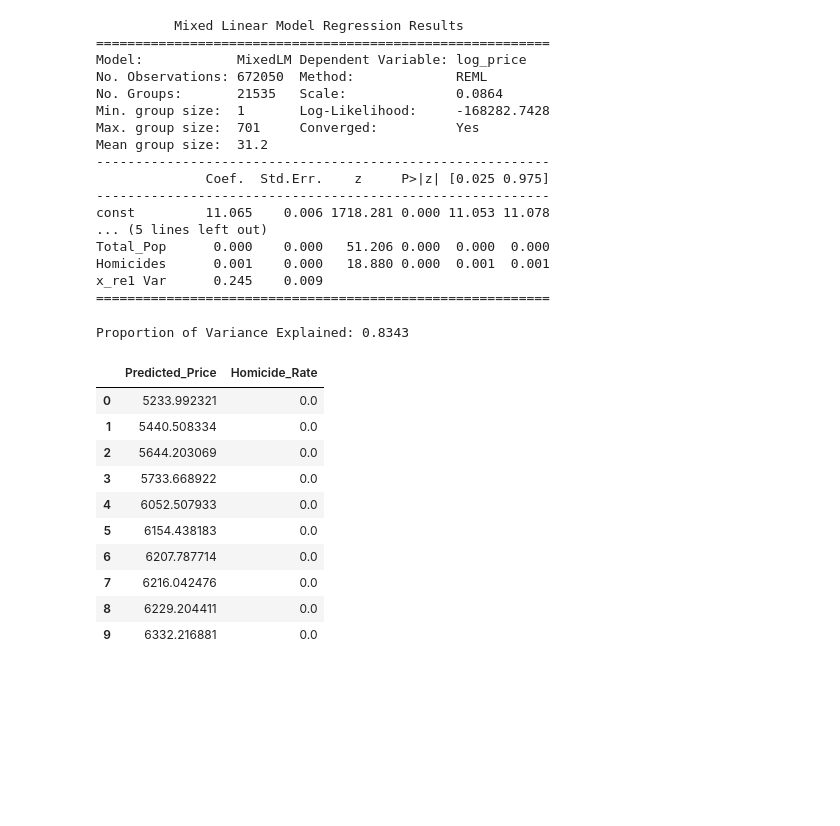
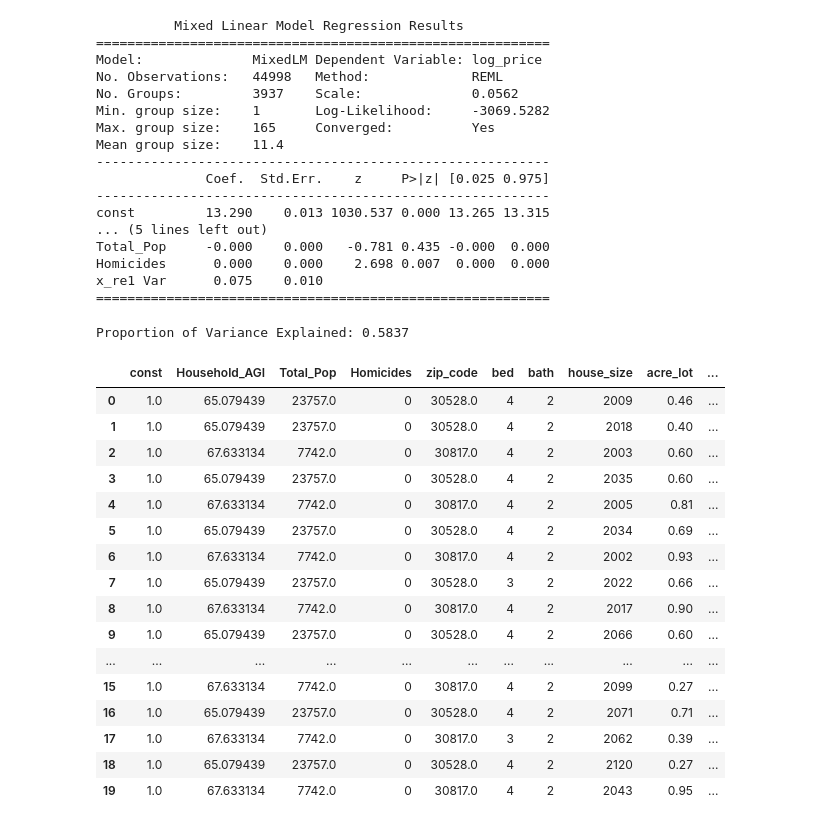
Before and after one commit to et-lang225/House_Prices_Project, a Jupyter notebook: statsmod_GLMM.ipynb, the cells around one changed output. Cells and saved outputs as stored; diff of their text form; code cells hidden in the pictures; blank space fills up the shorter version.

```diff
--- a/statsmod_GLMM.ipynb
+++ b/statsmod_GLMM.ipynb
@@ -25,7 +25,7 @@ from sklearn.cluster import SpectralClustering
 # %%
 from Final_Data_Output import Final_Data as FD
 FD = FD()
-Master_df = FD.Merge_all(min_price=1000, max_bed=12, max_bath=10, max_sqft=4000, min_sqft=1)
+Master_df = FD.Merge_all(min_price=1000000, max_bed=12, max_bath=10, max_sqft=4000, min_sqft=1)
 Master_df['log_price'] = np.log(Master_df['price'])
 Master_df = Master_df.loc[Master_df['acre_lot'] < 10, :]
 Master_df.info()
@@ -88,20 +88,20 @@ print(result.summary())
 # %% [output]
           Mixed Linear Model Regression Results
 ==========================================================
-Model:            MixedLM Dependent Variable: log_price
-No. Observations: 672050  Method:             REML
-No. Groups:       21535   Scale:              0.0864
-Min. group size:  1       Log-Likelihood:     -168282.7428
-Max. group size:  701     Converged:          Yes
-Mean group size:  31.2
+Model:              MixedLM Dependent Variable: log_price
+No. Observations:   44998   Method:             REML
+No. Groups:         3937    Scale:              0.0562
+Min. group size:    1       Log-Likelihood:     -3069.5282
+Max. group size:    165     Converged:          Yes
+Mean group size:    11.4
 ----------------------------------------------------------
               Coef.  Std.Err.    z     P>|z| [0.025 0.975]
 ----------------------------------------------------------
-const         11.065    0.006 1718.281 0.000 11.053 11.078
+const         13.290    0.013 1030.537 0.000 13.265 13.315
 ... (5 lines left out)
-Total_Pop      0.000    0.000   51.206 0.000  0.000  0.000
-Homicides      0.001    0.000   18.880 0.000  0.001  0.001
-x_re1 Var      0.245    0.009
+Total_Pop     -0.000    0.000   -0.781 0.435 -0.000  0.000
+Homicides      0.000    0.000    2.698 0.007  0.000  0.000
+x_re1 Var      0.075    0.010
 ==========================================================
 # %%
 re = pd.DataFrame(result.random_effects).T.reset_index()
@@ -115,7 +115,7 @@ y_pred_mixed = result.predict(exog=exog)+ temp_df['random_effect'].values
 R_squared = 1 - np.sum((y_test['log_price'] - y_pred_mixed) ** 2) / np.sum((y_test['log_price'] - np.mean(y_test['log_price'])) ** 2)
 print(f'Proportion of Variance Explained: {R_squared:.4f}')
 # %% [output]
-Proportion of Variance Explained: 0.8343
+Proportion of Variance Explained: 0.5837
 # %%
 perm_df = pd.DataFrame()
 zips = list(df['zip_code'].unique())
@@ -140,10 +140,10 @@ client_data = pd.DataFrame(client_data).astype(float)
 # %%
 n_smap = 1000000
 predict_data = perm_df.sample(n=n_smap, replace=True, random_state=42).reset_index(drop=True)
-predict_data['bed'] = np.random.normal(loc=(client_data['bed'].mean()), scale=(client_data['bed'].mean()-client_data['bed'].min())/2, size=n_smap).round().astype(int)
-predict_data['bath'] = np.random.normal(loc=(client_data['bath'].mean()), scale=(client_data['bath'].mean()-client_data['bath'].min())/2, size=n_smap).round().astype(int)
-predict_data['house_size'] = np.random.normal(loc=(client_data['sqft'].mean()), scale=(client_data['sqft'].mean()-client_data['sqft'].min())/2, size=n_smap).round().astype(int)
-predict_data['acre_lot'] = np.random.normal(loc=(client_data['acre_lot'].mean()), scale=(client_data['acre_lot'].mean()-client_data['acre_lot'].min())/2, size=n_smap).round(2)
+predict_data['bed'] = np.random.randint(client_data['bed'].min(), client_data['bed'].max()+1, size=n_smap)
+predict_data['bath'] = np.random.randint(client_data['bath'].min(), client_data['bath'].max()+1, size=n_smap)
+predict_data['house_size'] = np.random.randint(client_data['sqft'].min(), client_data['sqft'].max()+1, size=n_smap)
+predict_data['acre_lot'] = np.random.uniform(client_data['acre_lot'].min(), client_data['acre_lot'].max(), size=n_smap).round(2)
 predict_data = sm.add_constant(predict_data)
 exog_pred = predict_data[['const', 'bed', 'bath', 'house_size', 'acre_lot',
                           'Household_AGI', 'Total_Pop', 'Homicides']]
@@ -151,22 +151,26 @@ groups_pred = predict_data['zip_code']
 re = pd.DataFrame(result.random_effects).T.reset_index()
 re.columns = ['zip_code', 'random_effect']
 re_df = predict_data[['zip_code']].merge(re, on='zip_code', how='left')
-price_pred = result.predict(exog=exog_pred) + re_df['random_effect'].values
-hom_rate = predict_data['Homicides'] / predict_data['Total_Pop'] * 100000
-price_pred = pd.DataFrame({'Homicide_Rate': hom_rate, 'Predicted_Price': np.exp(price_pred)})
-result_df = price_pred[['Predicted_Price', 'Homicide_Rate']]
-result_df = result_df.sort_values(by=['Homicide_Rate','Predicted_Price']).reset_index(drop=True)
+predict_data['Predicted_Price'] = np.exp(result.predict(exog=exog_pred) + re_df['random_effect'].values)
+predict_data['Homicide_Rate'] = predict_data['Homicides'] / predict_data['Total_Pop'] * 100000
+predict_data = predict_data.loc[predict_data['Predicted_Price'].notna(),].sort_values(by=['Homicide_Rate','Predicted_Price']).reset_index(drop=True)
 # %%
-result_df.head(10)
+predict_data.loc[predict_data['Predicted_Price'] < 800000,].head(20)
 # %% [output]
-|  | Predicted_Price | Homicide_Rate |
-| 0 | 5233.992321 | 0.0 |
-| 1 | 5440.508334 | 0.0 |
-| 2 | 5644.203069 | 0.0 |
-| 3 | 5733.668922 | 0.0 |
-| 4 | 6052.507933 | 0.0 |
-| 5 | 6154.438183 | 0.0 |
-| 6 | 6207.787714 | 0.0 |
-| 7 | 6216.042476 | 0.0 |
-| 8 | 6229.204411 | 0.0 |
-| 9 | 6332.216881 | 0.0 |
+|  | const | Household_AGI | Total_Pop | Homicides | zip_code | bed | bath | house_size | acre_lot | ... |
+| 0 | 1.0 | 65.079439 | 23757.0 | 0 | 30528.0 | 4 | 2 | 2009 | 0.46 | ... |
+| 1 | 1.0 | 65.079439 | 23757.0 | 0 | 30528.0 | 4 | 2 | 2018 | 0.40 | ... |
+| 2 | 1.0 | 67.633134 | 7742.0 | 0 | 30817.0 | 4 | 2 | 2003 | 0.60 | ... |
+| 3 | 1.0 | 65.079439 | 23757.0 | 0 | 30528.0 | 4 | 2 | 2035 | 0.60 | ... |
+| 4 | 1.0 | 67.633134 | 7742.0 | 0 | 30817.0 | 4 | 2 | 2005 | 0.81 | ... |
+| 5 | 1.0 | 65.079439 | 23757.0 | 0 | 30528.0 | 4 | 2 | 2034 | 0.69 | ... |
+| 6 | 1.0 | 67.633134 | 7742.0 | 0 | 30817.0 | 4 | 2 | 2002 | 0.93 | ... |
+| 7 | 1.0 | 65.079439 | 23757.0 | 0 | 30528.0 | 3 | 2 | 2022 | 0.66 | ... |
+| 8 | 1.0 | 67.633134 | 7742.0 | 0 | 30817.0 | 4 | 2 | 2017 | 0.90 | ... |
+| 9 | 1.0 | 65.079439 | 23757.0 | 0 | 30528.0 | 4 | 2 | 2066 | 0.60 | ... |
+| ... | ... | ... | ... | ... | ... | ... | ... | ... | ... | ... |
+| 15 | 1.0 | 67.633134 | 7742.0 | 0 | 30817.0 | 4 | 2 | 2099 | 0.27 | ... |
+| 16 | 1.0 | 65.079439 | 23757.0 | 0 | 30528.0 | 4 | 2 | 2071 | 0.71 | ... |
+| 17 | 1.0 | 67.633134 | 7742.0 | 0 | 30817.0 | 3 | 2 | 2062 | 0.39 | ... |
+| 18 | 1.0 | 65.079439 | 23757.0 | 0 | 30528.0 | 4 | 2 | 2120 | 0.27 | ... |
+| 19 | 1.0 | 67.633134 | 7742.0 | 0 | 30817.0 | 4 | 2 | 2043 | 0.95 | ... |
```
Also changed, not shown: parts of 4 cells of this notebook.
